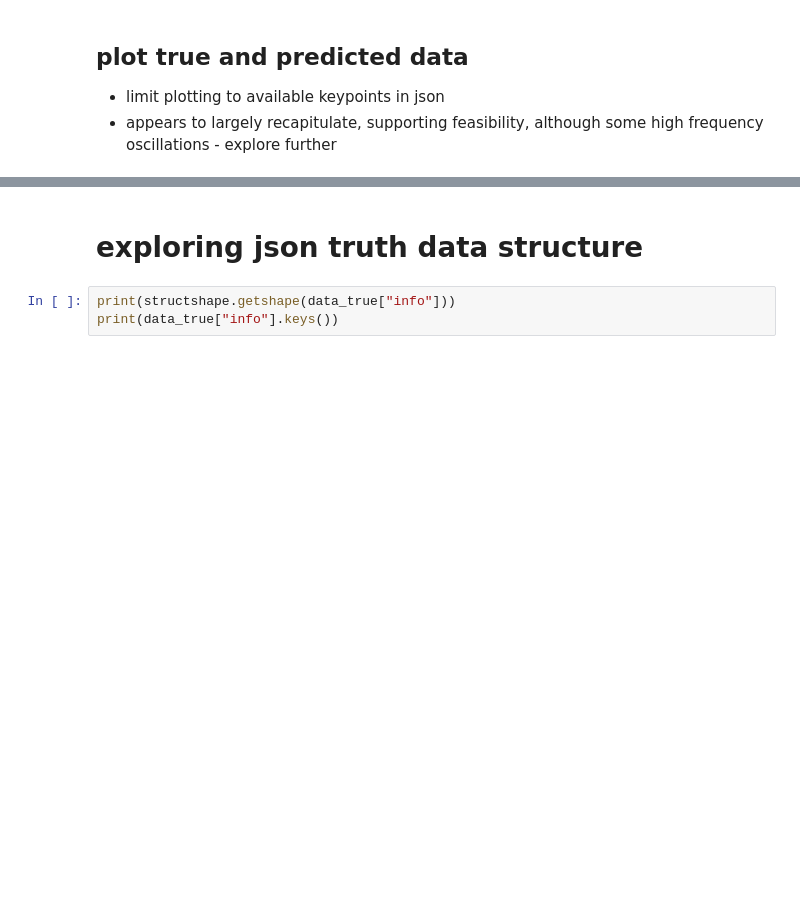
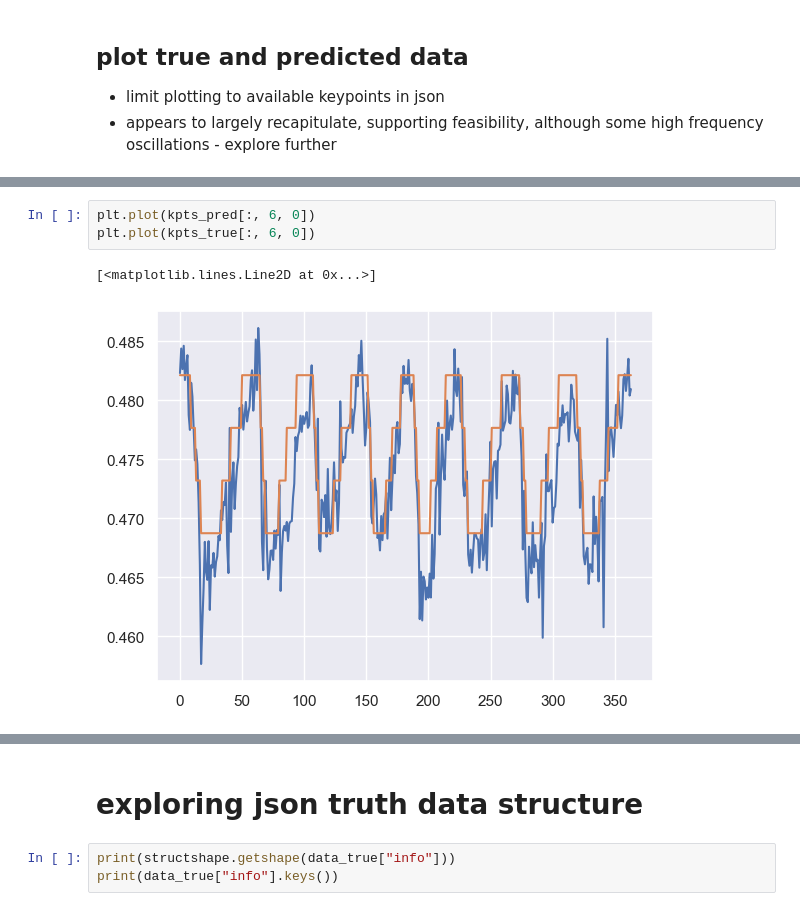
Before and after one commit to donw7/human_motion_analysis, a Jupyter notebook: notebooks/build_dataset.ipynb, the cells around one changed output, grey strips where cells are left out. Drawn from its saved outputs; the diff is of its cells as text; blank space fills up the shorter version.

```diff
--- a/notebooks/build_dataset.ipynb
+++ b/notebooks/build_dataset.ipynb
@@ -205 +274,7 @@ for video in videos_armraise:
+# %%
+plt.plot(kpts_pred[:, 6, 0])
+plt.plot(kpts_true[:, 6, 0])
+# %% [output]
+[<matplotlib.lines.Line2D at 0x...>]
+[figure, added]
 # %%
```
Also changed, not shown: parts of 17 cells of this notebook.
